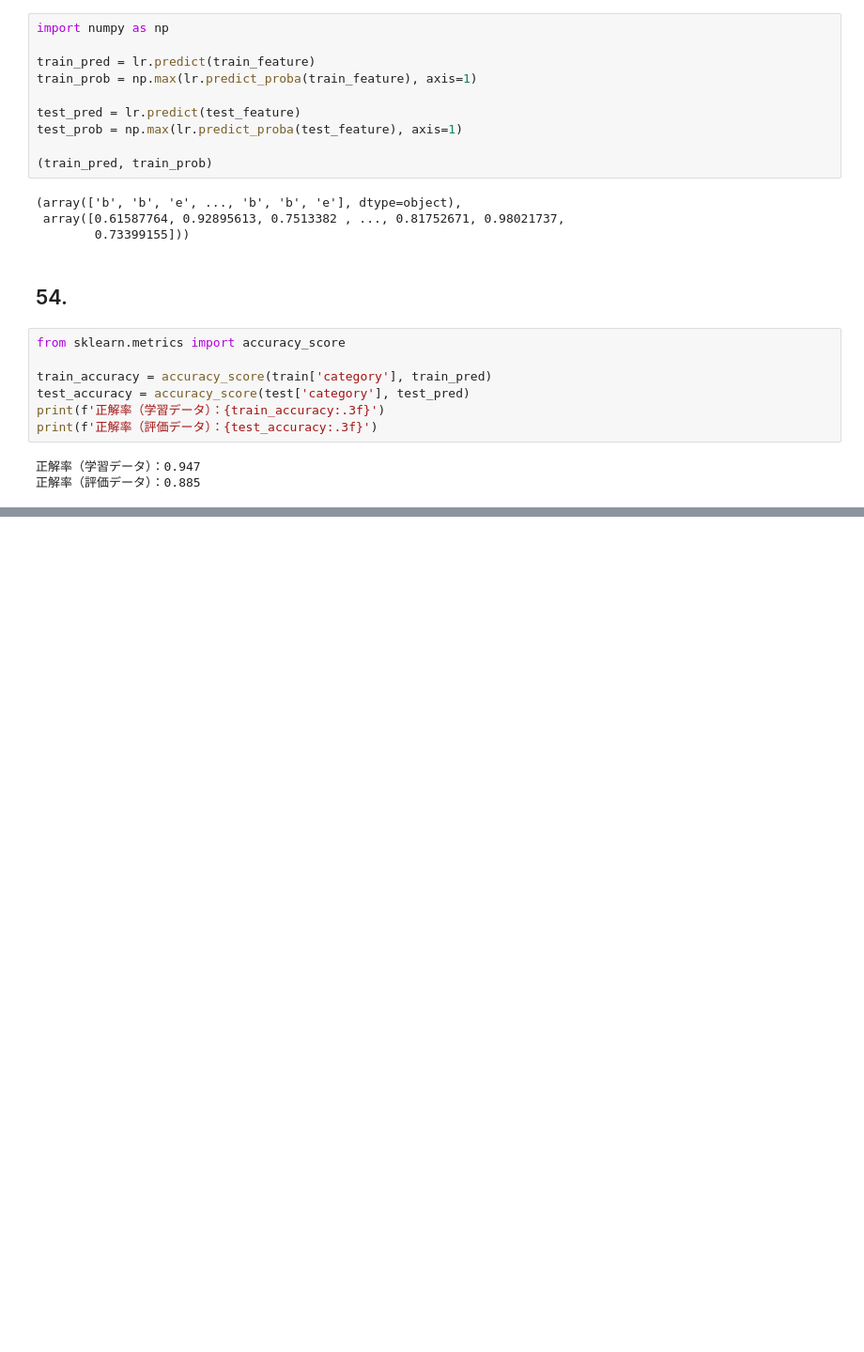
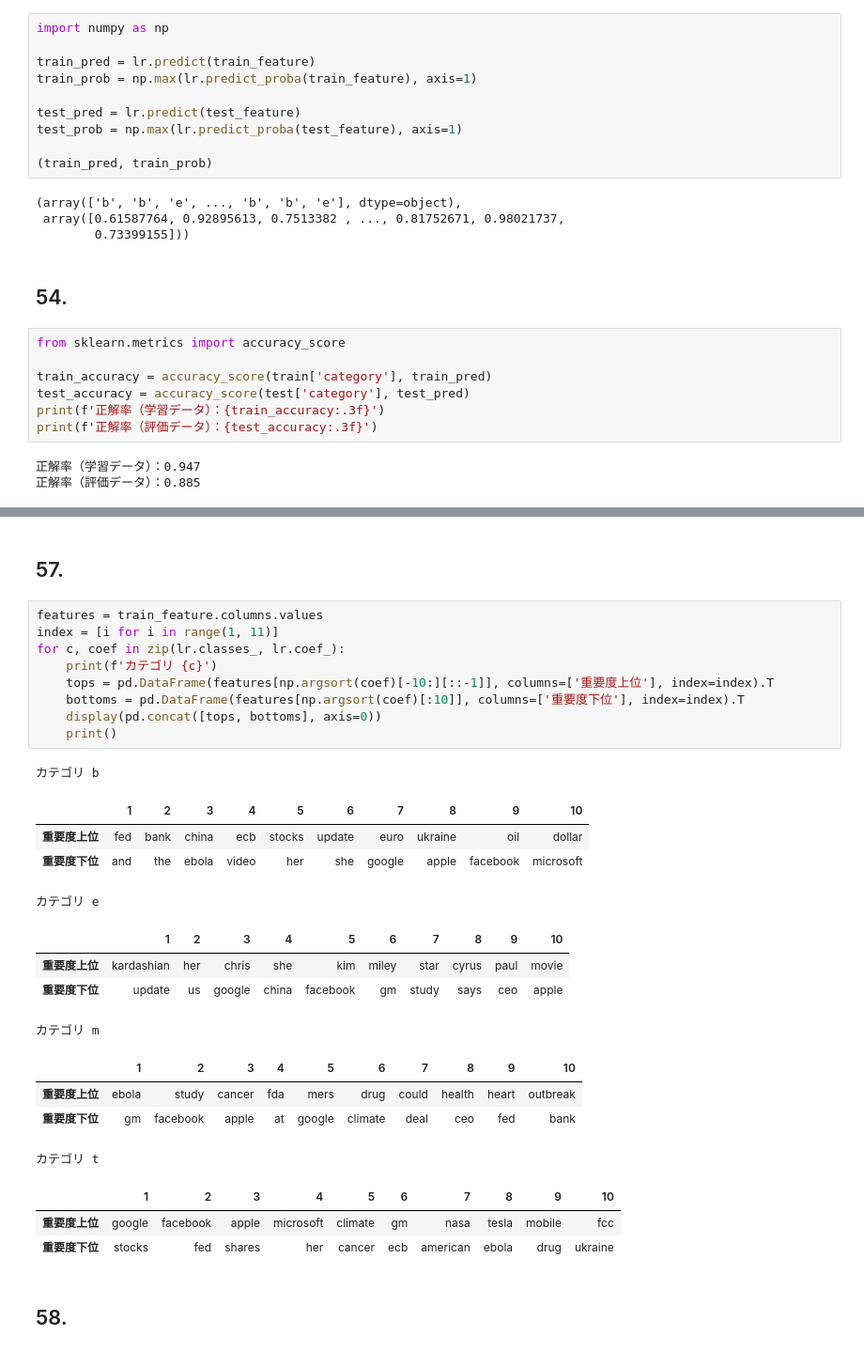
Before and after one commit to n4o847/nlp100-2020, a Jupyter notebook: ch06.ipynb, the cells around one changed output, grey strips where cells are left out. Shown at 94% size. Drawn from its saved outputs; the diff is of its cells as text; blank space fills up the shorter version.

```diff
--- a/ch06.ipynb
+++ b/ch06.ipynb
@@ -118,0 +178,30 @@ print(f'正解率（評価データ）：{test_accuracy:.3f}')
+# %% [markdown]
+## 57.
+# %%
+features = train_feature.columns.values
+index = [i for i in range(1, 11)]
+for c, coef in zip(lr.classes_, lr.coef_):
+    print(f'カテゴリ {c}')
+    tops = pd.DataFrame(features[np.argsort(coef)[-10:][::-1]], columns=['重要度上位'], index=index).T
+    bottoms = pd.DataFrame(features[np.argsort(coef)[:10]], columns=['重要度下位'], index=index).T
+    display(pd.concat([tops, bottoms], axis=0))
+    print()
+# %% [output]
+カテゴリ b
+|  | 1 | 2 | 3 | 4 | 5 | 6 | 7 | 8 | 9 | 10 |
+| 重要度上位 | fed | bank | china | ecb | stocks | update | euro | ukraine | oil | dollar |
+| 重要度下位 | and | the | ebola | video | her | she | google | apple | facebook | microsoft |
+カテゴリ e
+|  | 1 | 2 | 3 | 4 | 5 | 6 | 7 | 8 | 9 | 10 |
+| 重要度上位 | kardashian | her | chris | she | kim | miley | star | cyrus | paul | movie |
+| 重要度下位 | update | us | google | china | facebook | gm | study | says | ceo | apple |
+カテゴリ m
+|  | 1 | 2 | 3 | 4 | 5 | 6 | 7 | 8 | 9 | 10 |
+| 重要度上位 | ebola | study | cancer | fda | mers | drug | could | health | heart | outbreak |
+| 重要度下位 | gm | facebook | apple | at | google | climate | deal | ceo | fed | bank |
+カテゴリ t
+|  | 1 | 2 | 3 | 4 | 5 | 6 | 7 | 8 | 9 | 10 |
+| 重要度上位 | google | facebook | apple | microsoft | climate | gm | nasa | tesla | mobile | fcc |
+| 重要度下位 | stocks | fed | shares | her | cancer | ecb | american | ebola | drug | ukraine |
+# %% [markdown]
+## 58.
```
Also changed, not shown: parts of 4 cells of this notebook, 1 other file.
